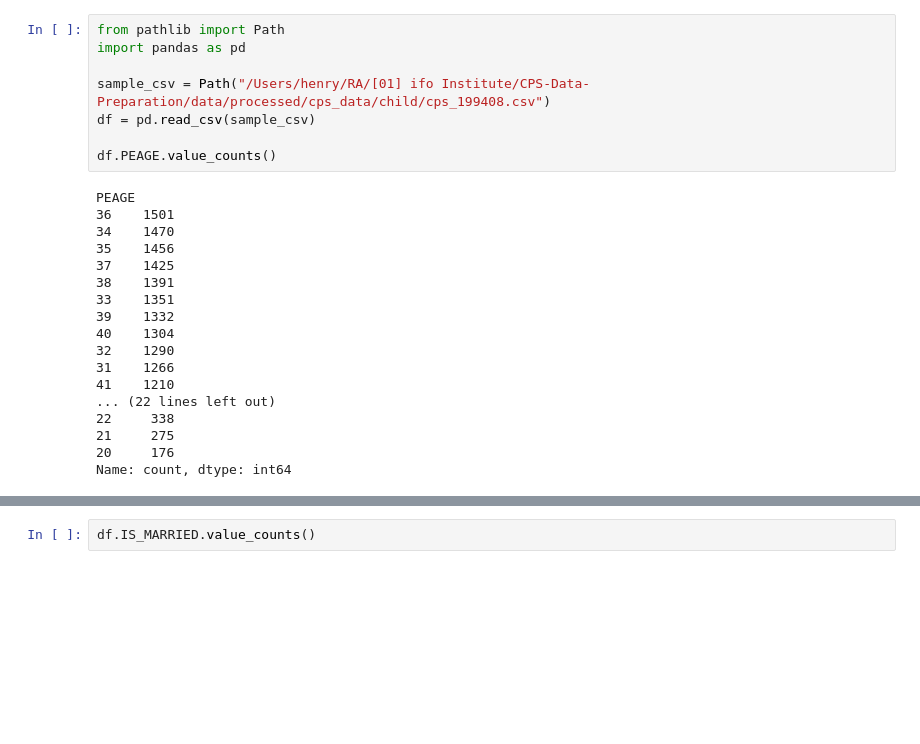
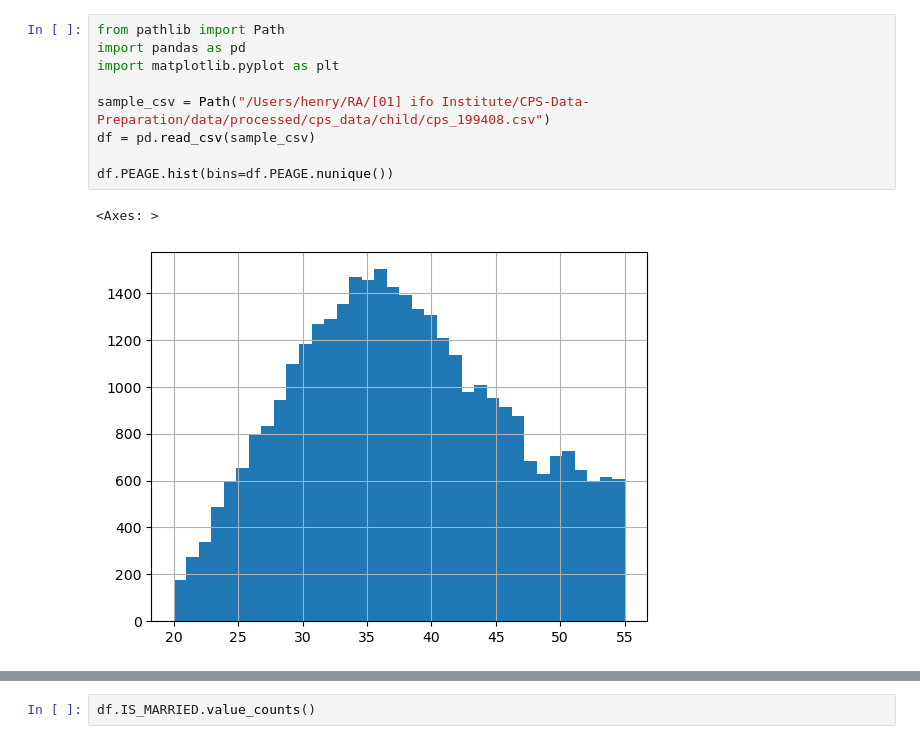
Before and after one commit to Henry-Louis/CPS-Data-Preparation, a Jupyter notebook: notebooks/draft.ipynb, the cells around one changed output, grey strips where cells are left out. Saved outputs shown, nothing was run; the diff lists cells and outputs as text; blank space fills up the shorter version.

```diff
--- a/notebooks/draft.ipynb
+++ b/notebooks/draft.ipynb
@@ -1,27 +1,13 @@
 # %%
 from pathlib import Path
 import pandas as pd
+import matplotlib.pyplot as plt
 
 sample_csv = Path("/Users/henry/RA/[01] ifo Institute/CPS-Data-Preparation/data/processed/cps_data/child/cps_199408.csv")
 df = pd.read_csv(sample_csv)
 
-df.PEAGE.value_counts()
+df.PEAGE.hist(bins=df.PEAGE.nunique())
 # %% [output]
-PEAGE
-36    1501
-34    1470
-35    1456
-37    1425
-38    1391
-33    1351
-39    1332
-40    1304
-32    1290
-31    1266
-41    1210
-... (22 lines left out)
-22     338
-21     275
-20     176
-Name: count, dtype: int64
+<Axes: >
+[figure, added]
 # %%
```
Also changed, not shown: parts of 3 cells of this notebook, 7 other files.
